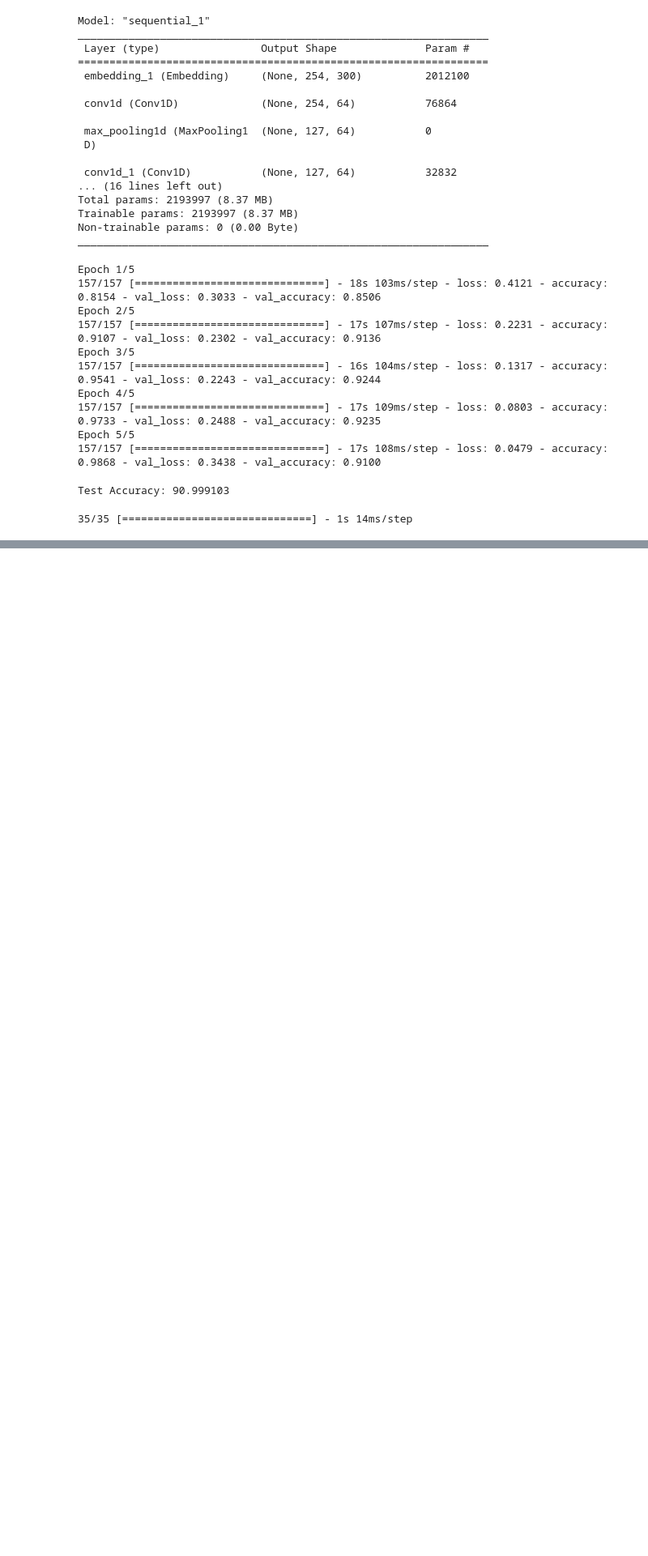
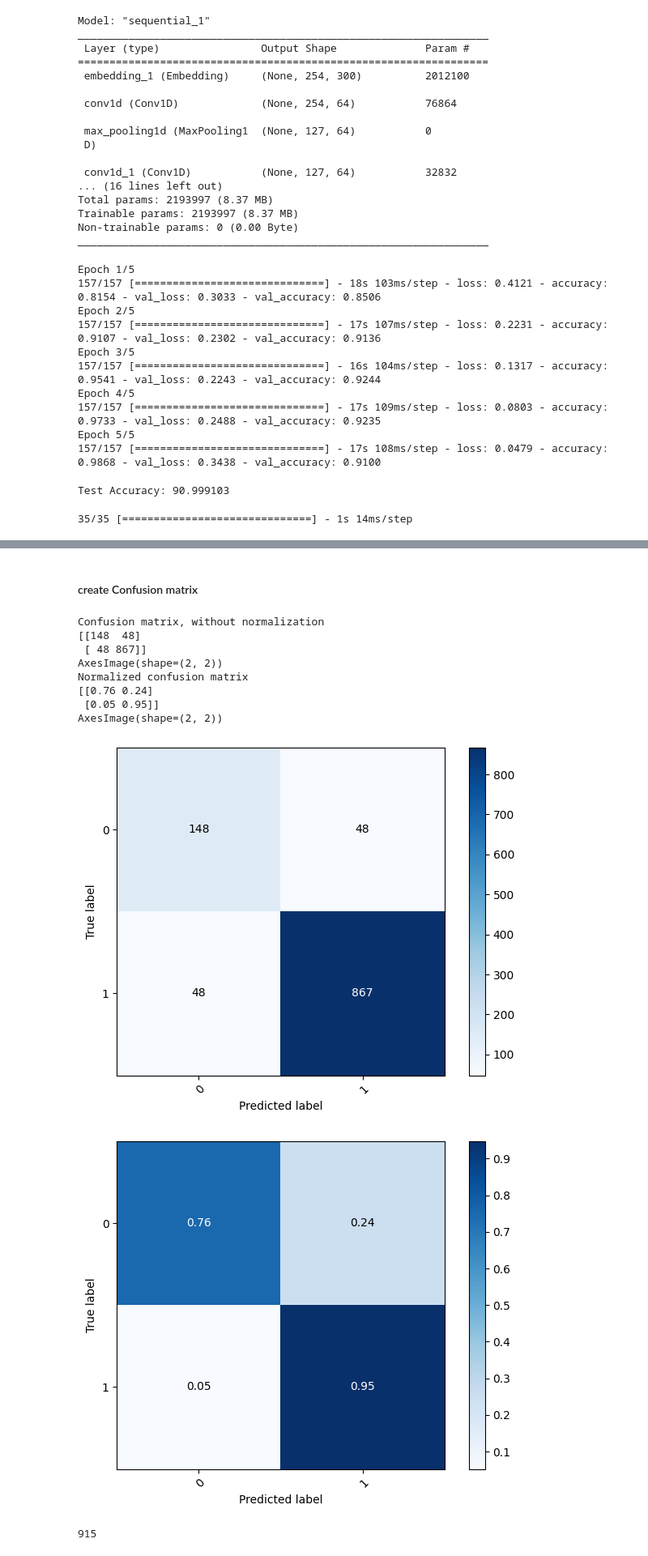
Before and after one commit to second-ali/AI-Final-Project-Ali_Haddadi, a Jupyter notebook: binary/BinaryClassification.ipynb, the cells around one changed output, grey strips where cells are left out. Shown at 81% size. Drawn from its saved outputs; the diff is of its cells as text; code cells hidden in the pictures; blank space fills up the shorter version.

```diff
--- a/binary/BinaryClassification.ipynb
+++ b/binary/BinaryClassification.ipynb
@@ -340,0 +404,23 @@ y_pred_cnn=(predict_x_cnn > 0.5).astype(int)
+# %% [markdown]
+#### create Confusion matrix
+# %%
+# Plot non-normalized confusion matrix
+plot_confusion_matrix(y_test, y_pred_blstm, classes=class_names)
+# plt.savefig('cm-blstm.png')
+
+# Plot normalized confusion matrix
+plot_confusion_matrix(y_test, y_pred_blstm, classes=class_names, normalize=True)
+plt.savefig(f'./plots/{id_blstm}_cm_blstm_normalized.jpg')
+plt.show()
+# %% [output]
+Confusion matrix, without normalization
+[[148  48]
+ [ 48 867]]
+AxesImage(shape=(2, 2))
+Normalized confusion matrix
+[[0.76 0.24]
+ [0.05 0.95]]
+AxesImage(shape=(2, 2))
+[figure, added]
+[figure, added]
+915
```
Also changed, not shown: parts of 21 cells of this notebook.
